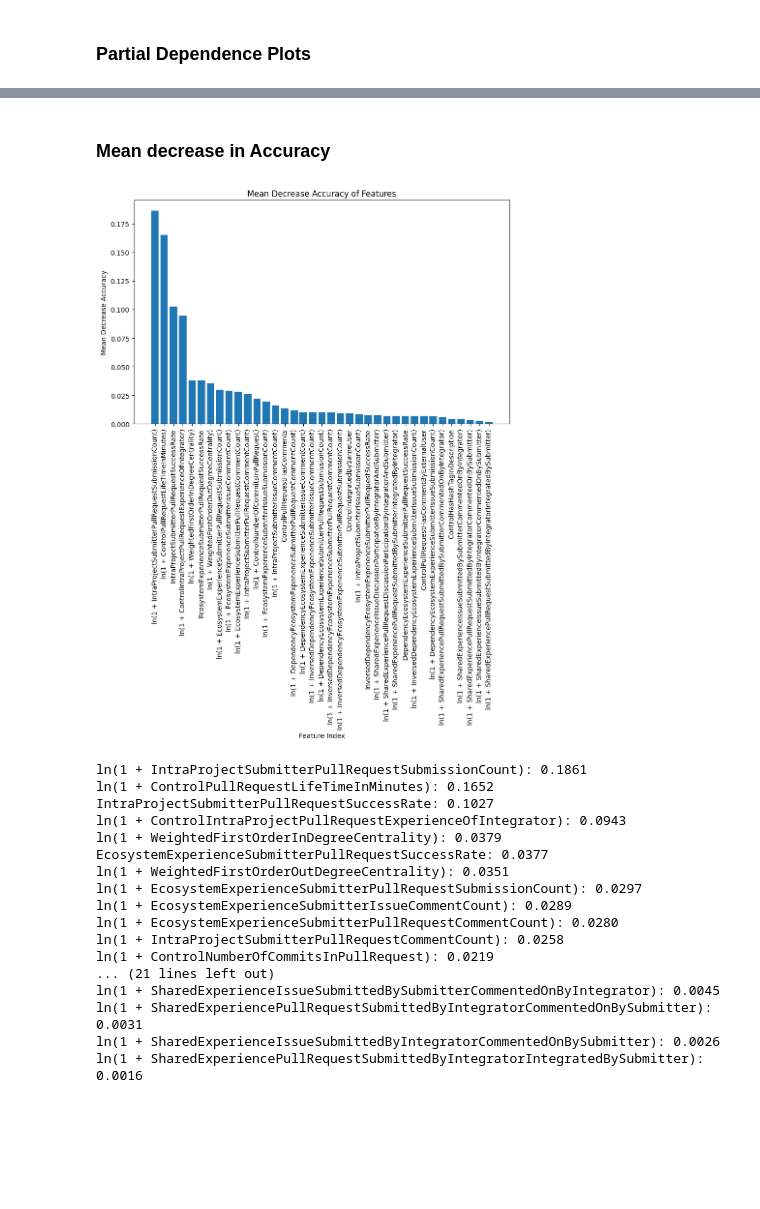
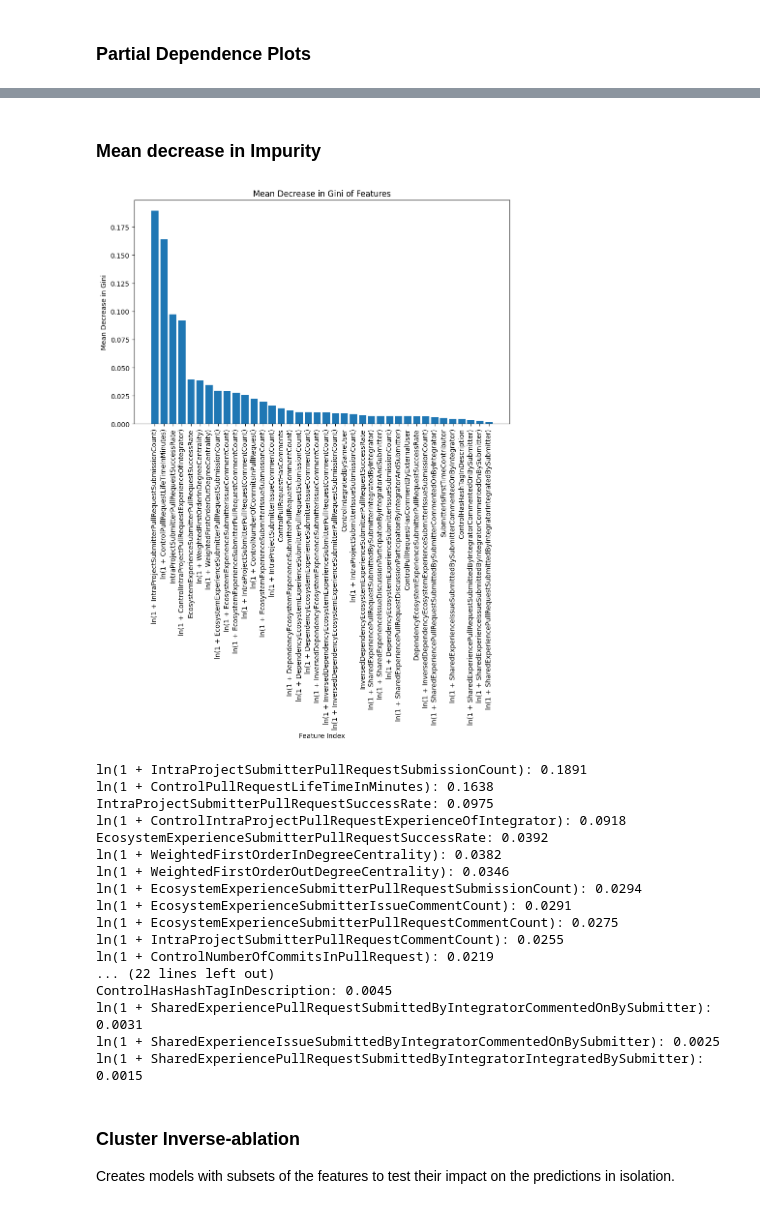
Before and after one commit to wmeijer221/msc_thesis, a Jupyter notebook: python_proj/modelling/notebooks/random_forest/dependency_model.ipynb, the cells around one changed output, grey strips where cells are left out. Saved outputs shown, nothing was run; the diff lists cells and outputs as text; code cells hidden in the pictures; blank space fills up the shorter version.

```diff
--- a/python_proj/modelling/notebooks/random_forest/dependency_model.ipynb
+++ b/python_proj/modelling/notebooks/random_forest/dependency_model.ipynb
@@ -28,19 +28,13 @@ if 'Unnamed: 1' in df.columns:
     df = df.drop(['Unnamed: 1', "Project Name.1"], axis=1)
 print(df.columns)
 
-# Loads first-time contributor data frame.
-ftc_df = df[df[ftc_key]]
-print(f'{len(df)=}')
-print(f'{len(ftc_df)=}')
-
 # Creates sub-datasets.
 metadata_fields = ['ID', 'Project Name',
                    'Submitter ID', 'PR Number', 'Closed At']
 dependent_fields = [pr_merged_key]
 independent_fields = [field for field in df.columns
                       if (field not in metadata_fields
-                          and field not in dependent_fields
-                          and field != ftc_key)]
+                          and field != pr_merged_key)]
 
 df[independent_fields].describe()
 
@@ -334,40 +328,44 @@ weighted avg       0.94      0.94      0.94     44584
 # %% [markdown]
-### Mean decrease in Accuracy
+### Mean decrease in Impurity
 # %%
 feature_importances = full_rf_model.feature_importances_
 
 sorted_indices = np.argsort(feature_importances)[::-1]
 sorted_importances = feature_importances[sorted_indices]
 
 # Step 4: Plot the mean decrease accuracy plot
 plt.figure(figsize=(10, 6))
 plt.bar(range(test_predictors.shape[1]), sorted_importances)
 plt.xlabel('Feature Index')
-plt.ylabel('Mean Decrease Accuracy')
-plt.title('Mean Decrease Accuracy of Features')
+plt.ylabel('Mean Decrease in Gini')
+plt.title('Mean Decrease in Gini of Features')
 ordererd_columns = np.array(test_predictors.columns)[sorted_indices]
 plt.xticks(range(test_predictors.shape[1]), ordererd_columns, rotation=90)
 plt.tight_layout()
 plt.show()
 
 for field, importance in zip(ordererd_columns, sorted_importances):
     print(f'{field}: {importance:.04f}')
 # %% [output]
-[figure, old version]
+[figure, new version]
-ln(1 + IntraProjectSubmitterPullRequestSubmissionCount): 0.1861
-ln(1 + ControlPullRequestLifeTimeInMinutes): 0.1652
-IntraProjectSubmitterPullRequestSuccessRate: 0.1027
-ln(1 + ControlIntraProjectPullRequestExperienceOfIntegrator): 0.0943
-ln(1 + WeightedFirstOrderInDegreeCentrality): 0.0379
-EcosystemExperienceSubmitterPullRequestSuccessRate: 0.0377
-ln(1 + WeightedFirstOrderOutDegreeCentrality): 0.0351
-ln(1 + EcosystemExperienceSubmitterPullRequestSubmissionCount): 0.0297
-ln(1 + EcosystemExperienceSubmitterIssueCommentCount): 0.0289
-ln(1 + EcosystemExperienceSubmitterPullRequestCommentCount): 0.0280
-ln(1 + IntraProjectSubmitterPullRequestCommentCount): 0.0258
+ln(1 + IntraProjectSubmitterPullRequestSubmissionCount): 0.1891
+ln(1 + ControlPullRequestLifeTimeInMinutes): 0.1638
+IntraProjectSubmitterPullRequestSuccessRate: 0.0975
+ln(1 + ControlIntraProjectPullRequestExperienceOfIntegrator): 0.0918
+EcosystemExperienceSubmitterPullRequestSuccessRate: 0.0392
+ln(1 + WeightedFirstOrderInDegreeCentrality): 0.0382
+ln(1 + WeightedFirstOrderOutDegreeCentrality): 0.0346
+ln(1 + EcosystemExperienceSubmitterPullRequestSubmissionCount): 0.0294
+ln(1 + EcosystemExperienceSubmitterIssueCommentCount): 0.0291
+ln(1 + EcosystemExperienceSubmitterPullRequestCommentCount): 0.0275
+ln(1 + IntraProjectSubmitterPullRequestCommentCount): 0.0255
 ln(1 + ControlNumberOfCommitsInPullRequest): 0.0219
-... (21 lines left out)
-ln(1 + SharedExperienceIssueSubmittedBySubmitterCommentedOnByIntegrator): 0.0045
+... (22 lines left out)
+ControlHasHashTagInDescription: 0.0045
 ln(1 + SharedExperiencePullRequestSubmittedByIntegratorCommentedOnBySubmitter): 0.0031
-ln(1 + SharedExperienceIssueSubmittedByIntegratorCommentedOnBySubmitter): 0.0026
-ln(1 + SharedExperiencePullRequestSubmittedByIntegratorIntegratedBySubmitter): 0.0016
+ln(1 + SharedExperienceIssueSubmittedByIntegratorCommentedOnBySubmitter): 0.0025
+ln(1 + SharedExperiencePullRequestSubmittedByIntegratorIntegratedBySubmitter): 0.0015
+# %% [markdown]
+### Cluster Inverse-ablation
+
+Creates models with subsets of the features to test their impact on the predictions in isolation.
```
Also changed, not shown: parts of 10 cells of this notebook, 15 other files.
